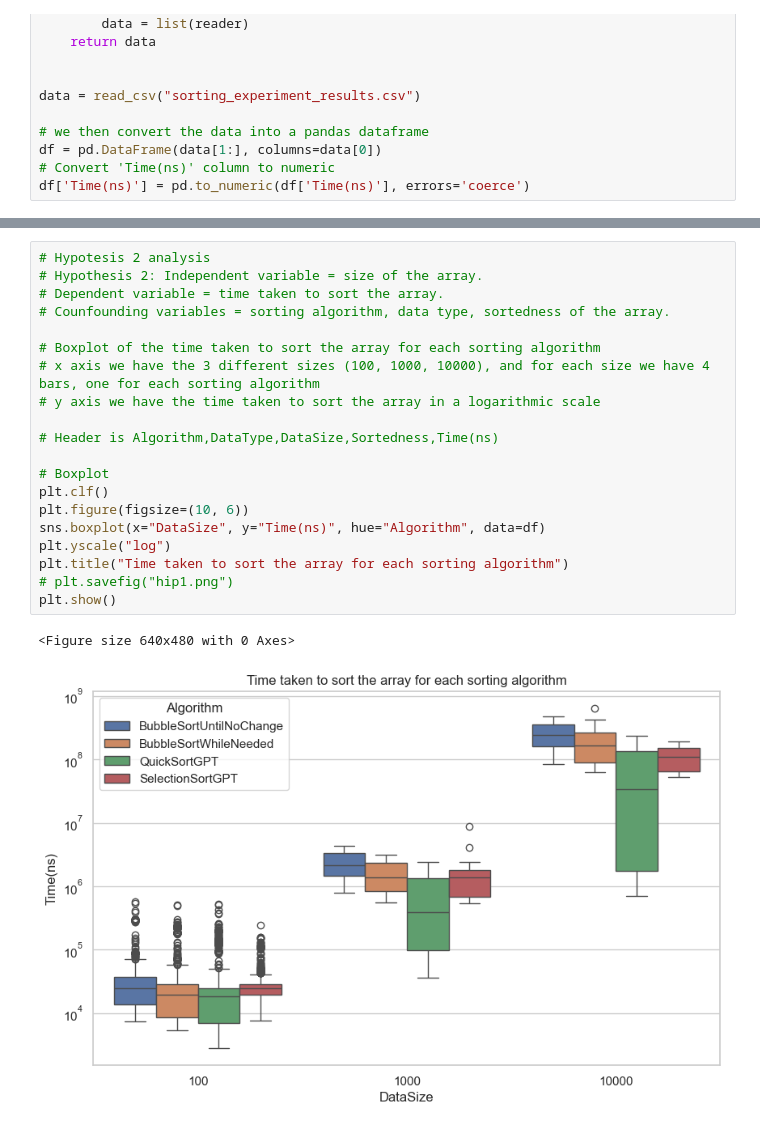
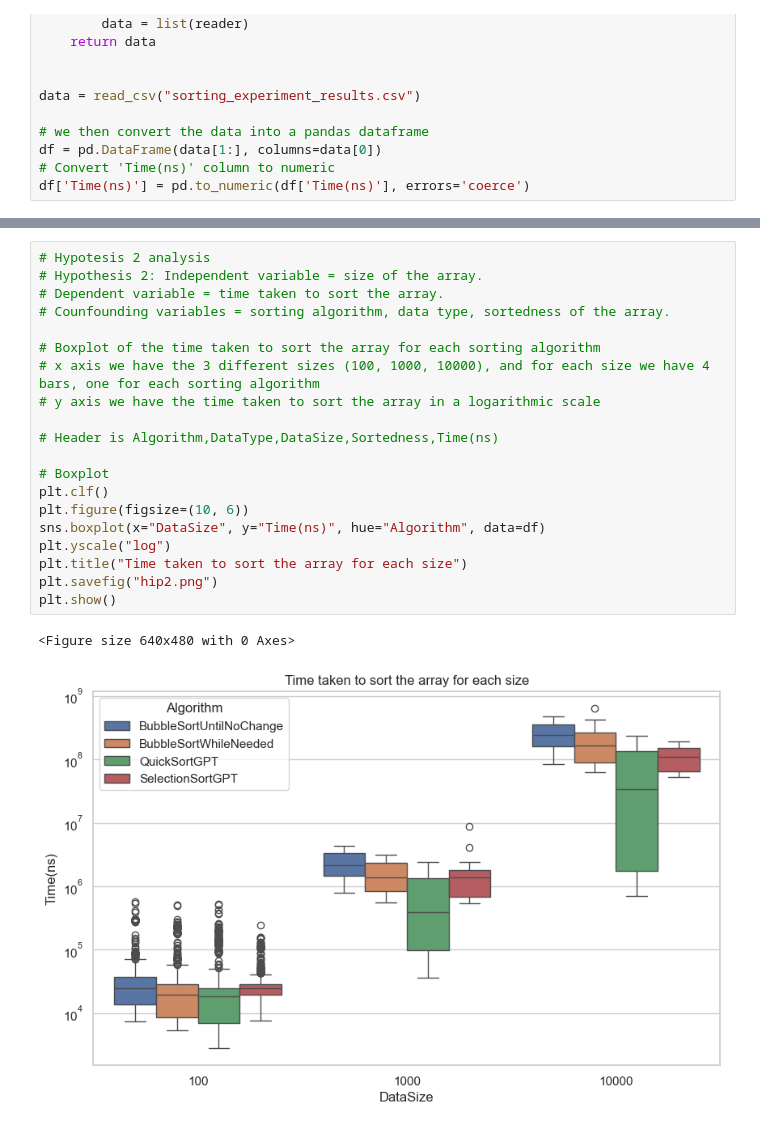
Before and after one commit to costanza1234/USI-Exp-Eval-24, a Jupyter notebook: experiment1/data_analysis/analysis.ipynb, the cells around one changed output, grey strips where cells are left out. Drawn from its saved outputs; the diff is of its cells as text.

Commit message:
Fixed plot title

```diff
--- a/experiment1/data_analysis/analysis.ipynb
+++ b/experiment1/data_analysis/analysis.ipynb
@@ -56,26 +56,26 @@ plt.show()
 # %%
 # Hypotesis 2 analysis
 # Hypothesis 2: Independent variable = size of the array.
 # Dependent variable = time taken to sort the array.
 # Counfounding variables = sorting algorithm, data type, sortedness of the array.
 
 # Boxplot of the time taken to sort the array for each sorting algorithm
 # x axis we have the 3 different sizes (100, 1000, 10000), and for each size we have 4 bars, one for each sorting algorithm
 # y axis we have the time taken to sort the array in a logarithmic scale
 
 # Header is Algorithm,DataType,DataSize,Sortedness,Time(ns)
 
 # Boxplot
 plt.clf()
 plt.figure(figsize=(10, 6))
 sns.boxplot(x="DataSize", y="Time(ns)", hue="Algorithm", data=df)
 plt.yscale("log")
-plt.title("Time taken to sort the array for each sorting algorithm")
-# plt.savefig("hip1.png")
+plt.title("Time taken to sort the array for each size")
+plt.savefig("hip2.png")
 plt.show()
 # %% [output]
 <Figure size 640x480 with 0 Axes>
-[figure, old version]
+[figure, new version]
 # %%
 # Hypotesis 3 analysis
 # Hypothesis 3: Independent variable = data type.
```
Also changed, not shown: parts of 3 cells of this notebook, 3 other files.
